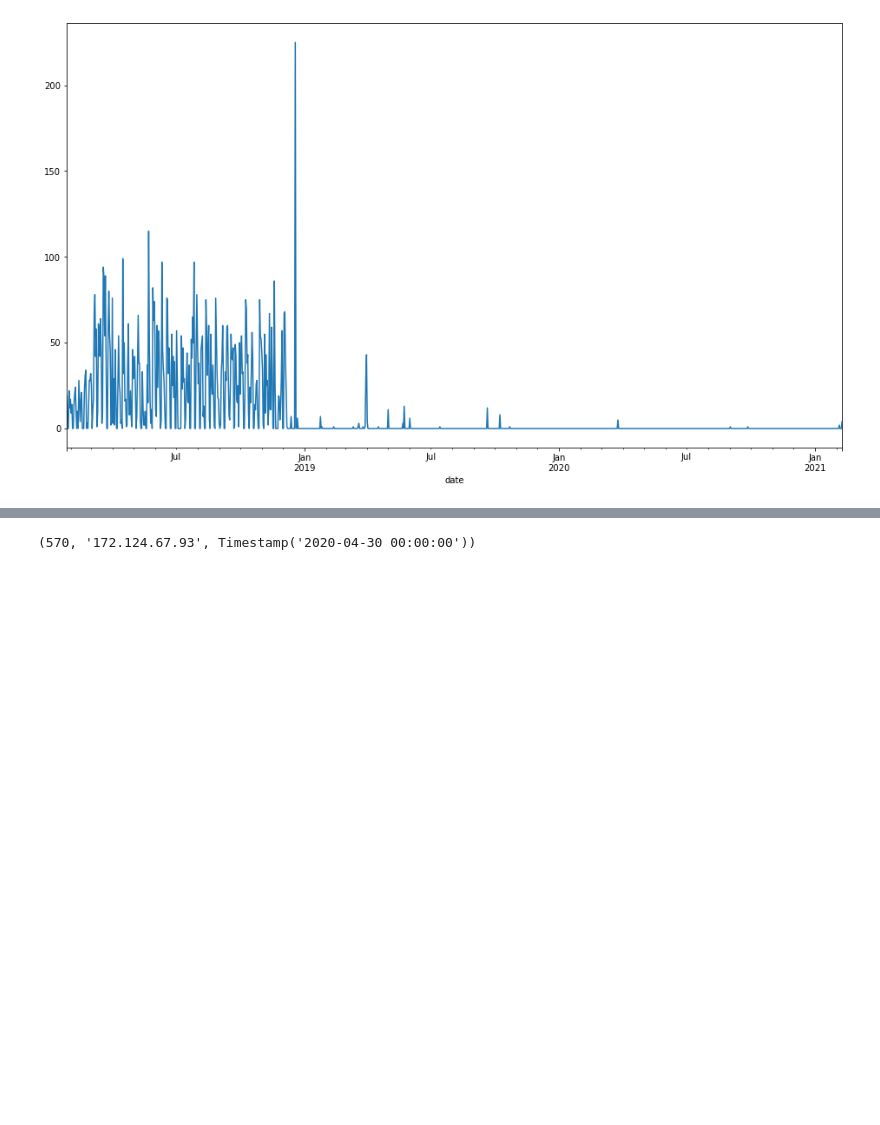
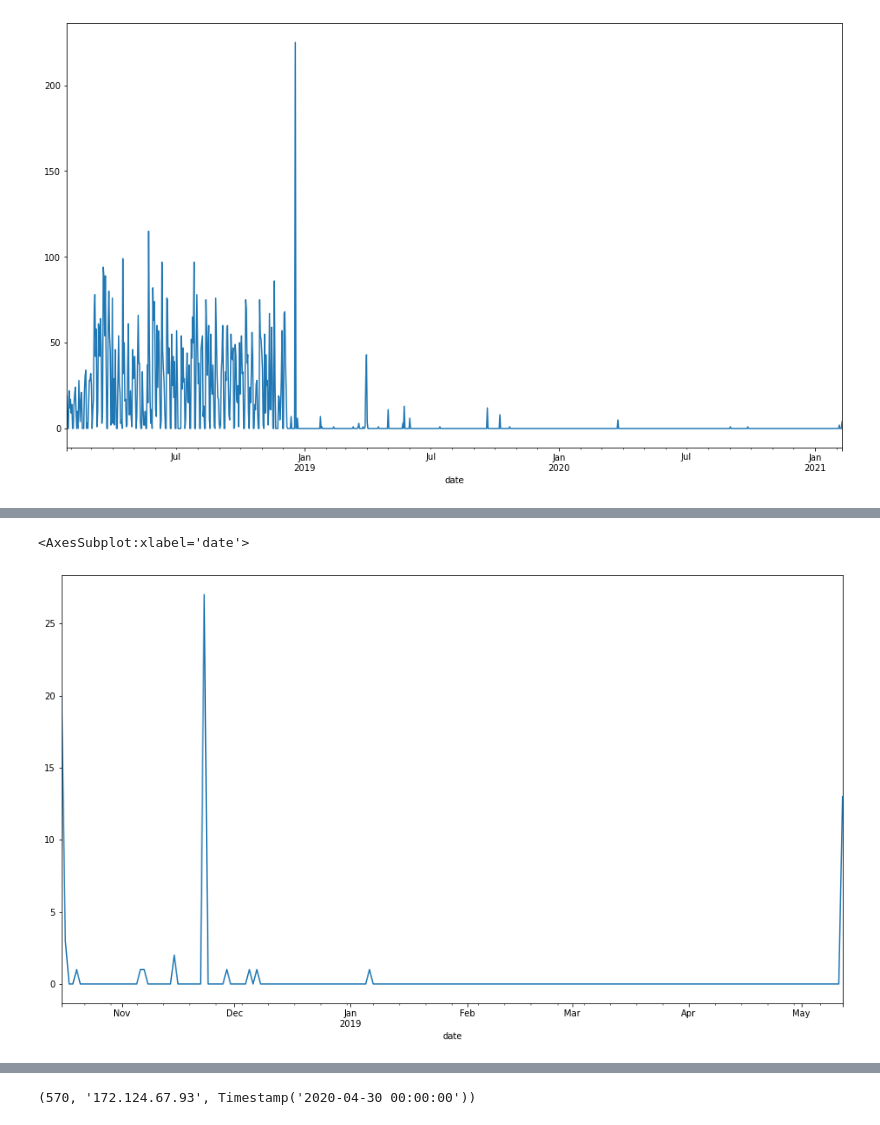
Before and after one commit to dashbringhurst/anomaly-detection-project, a Jupyter notebook: first_draft.ipynb, the cells around one changed output, grey strips where cells are left out. Drawn from its saved outputs; the diff is of its cells as text; code cells hidden in the pictures; blank space fills up the shorter version.

```diff
--- a/first_draft.ipynb
+++ b/first_draft.ipynb
@@ -141,0 +428,5 @@ df[df.cohort_id==1].path.resample('d').count().plot(figsize=[16,9])
+# %%
+df[df.cohort_id==6].path.resample('d').count().plot(figsize=[16,9])
+# %% [output]
+<AxesSubplot:xlabel='date'>
+[figure, added]
```
Also changed, not shown: parts of 86 cells of this notebook.
